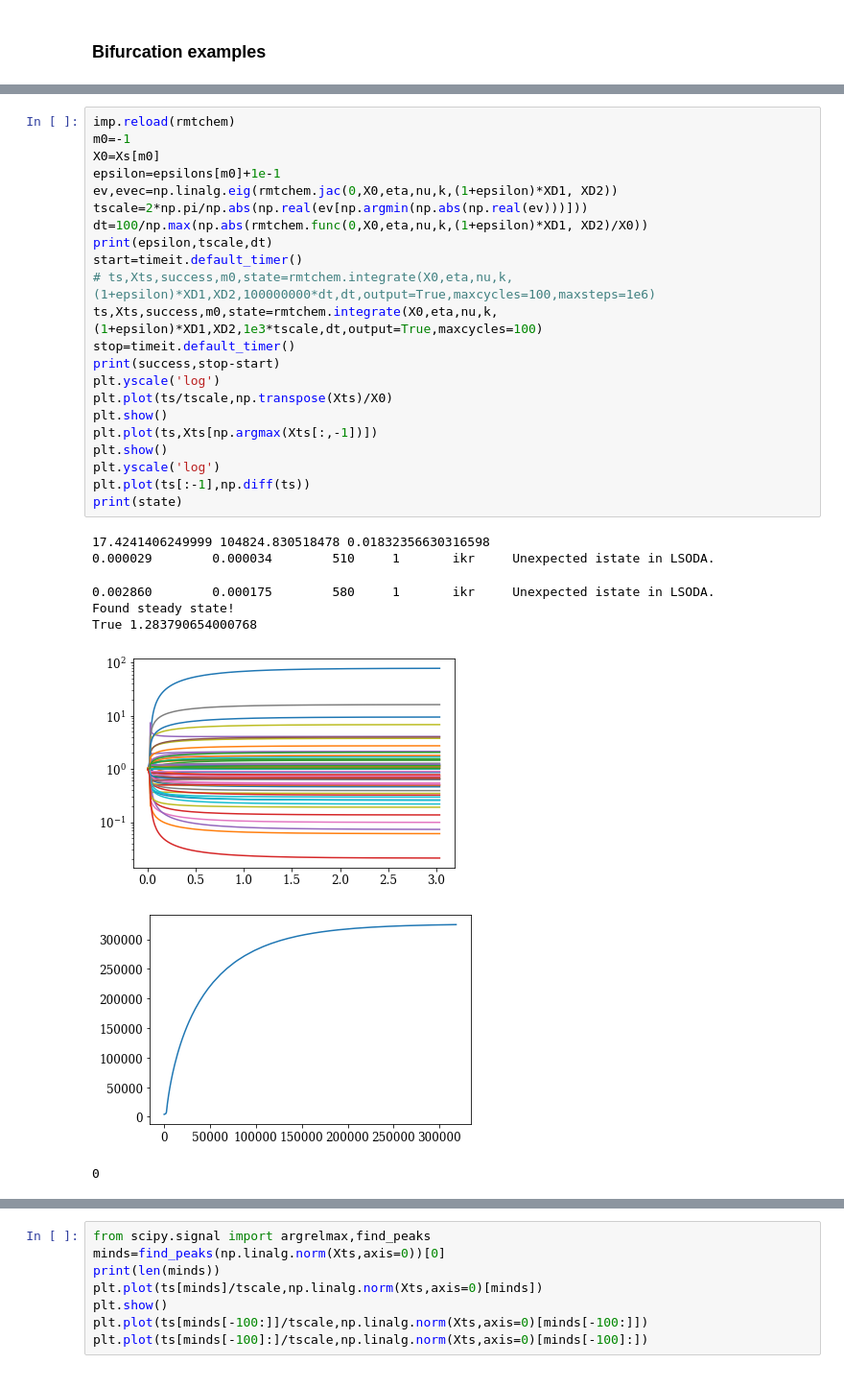
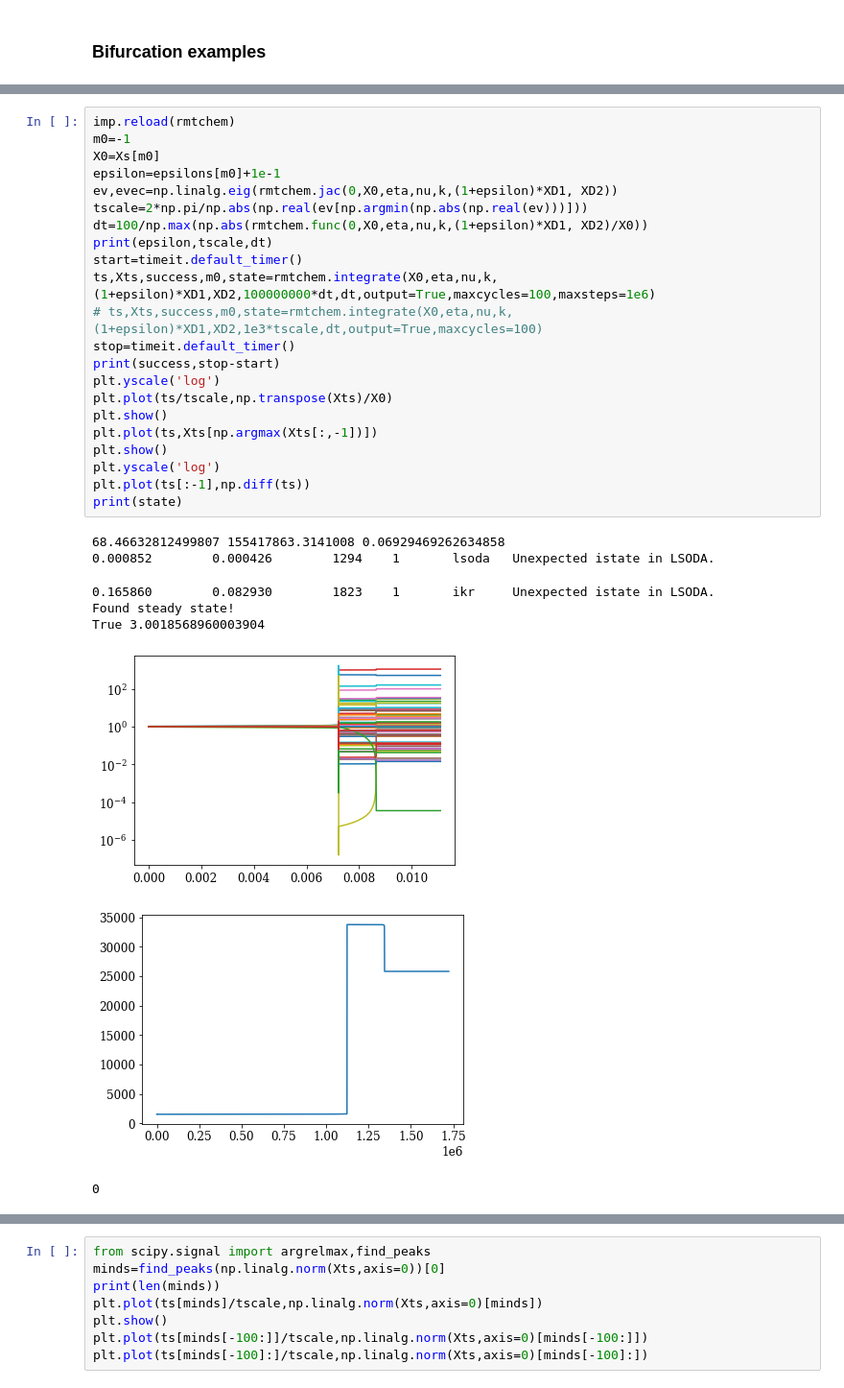
Before and after one commit to znicolaou/rmtchem, a Jupyter notebook: rmtchem.ipynb, the cells around one changed output, grey strips where cells are left out. Shown at 96% size. Cells and saved outputs as stored; diff of their text form.

Commit message:
updated integrate

```diff
--- a/rmtchem.ipynb
+++ b/rmtchem.ipynb
@@ -229,31 +229,31 @@ Saddle-node bifurcation!        17.324141       3.906250e-05    1       1
 # %%
 imp.reload(rmtchem)
 m0=-1
 X0=Xs[m0]
 epsilon=epsilons[m0]+1e-1
 ev,evec=np.linalg.eig(rmtchem.jac(0,X0,eta,nu,k,(1+epsilon)*XD1, XD2))
 tscale=2*np.pi/np.abs(np.real(ev[np.argmin(np.abs(np.real(ev)))]))
 dt=100/np.max(np.abs(rmtchem.func(0,X0,eta,nu,k,(1+epsilon)*XD1, XD2)/X0))
 print(epsilon,tscale,dt)
 start=timeit.default_timer()
-# ts,Xts,success,m0,state=rmtchem.integrate(X0,eta,nu,k,(1+epsilon)*XD1,XD2,100000000*dt,dt,output=True,maxcycles=100,maxsteps=1e6)
-ts,Xts,success,m0,state=rmtchem.integrate(X0,eta,nu,k,(1+epsilon)*XD1,XD2,1e3*tscale,dt,output=True,maxcycles=100)
+ts,Xts,success,m0,state=rmtchem.integrate(X0,eta,nu,k,(1+epsilon)*XD1,XD2,100000000*dt,dt,output=True,maxcycles=100,maxsteps=1e6)
+# ts,Xts,success,m0,state=rmtchem.integrate(X0,eta,nu,k,(1+epsilon)*XD1,XD2,1e3*tscale,dt,output=True,maxcycles=100)
 stop=timeit.default_timer()
 print(success,stop-start)
 plt.yscale('log')
 plt.plot(ts/tscale,np.transpose(Xts)/X0)
 plt.show()
 plt.plot(ts,Xts[np.argmax(Xts[:,-1])])
 plt.show()
 plt.yscale('log')
 plt.plot(ts[:-1],np.diff(ts))
 print(state)
 # %% [output]
-17.4241406249999 104824.830518478 0.01832356630316598
-0.000029        0.000034        510     1       ikr     Unexpected istate in LSODA.
+68.46632812499807 155417863.3141008 0.06929469262634858
+0.000852        0.000426        1294    1       lsoda   Unexpected istate in LSODA.
-0.002860        0.000175        580     1       ikr     Unexpected istate in LSODA.
+0.165860        0.082930        1823    1       ikr     Unexpected istate in LSODA.
 Found steady state!
-True 1.283790654000768
+True 3.0018568960003904
-[figure, old version]
+[figure, new version]
-[figure, old version]
+[figure, new version]
 0
```
Also changed, not shown: parts of 3 cells of this notebook, 1 other file.
